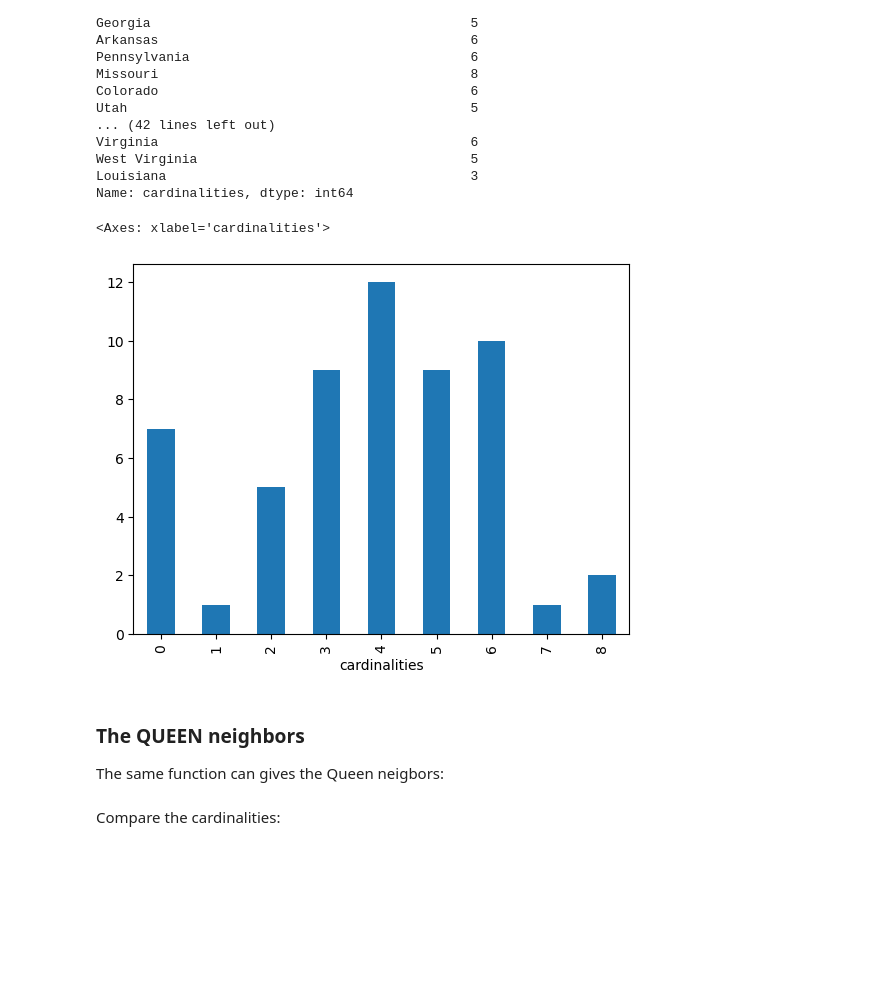
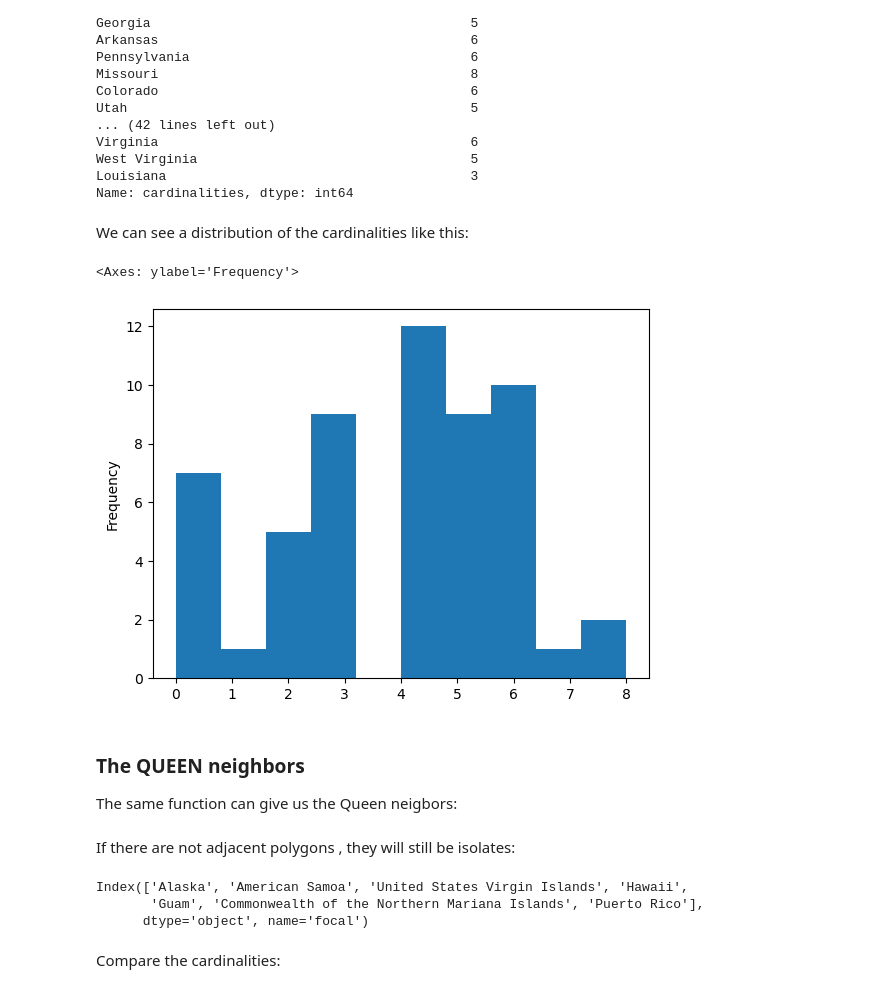
Before and after one commit to CienciaDeDatosEspacial/spatial_autoCorr, a Jupyter notebook: index.ipynb, the cells around one changed output. Drawn from its saved outputs; the diff is of its cells as text; code cells hidden in the pictures; blank space fills up the shorter version.

```diff
--- a/index.ipynb
+++ b/index.ipynb
@@ -221,18 +257,27 @@ Virginia                                        6
 West Virginia                                   5
 Louisiana                                       3
 Name: cardinalities, dtype: int64
+# %% [markdown]
+We can see a distribution of the cardinalities like this:
 # %%
-# a plot of the previoys one
-us_states_rook.cardinalities.value_counts().sort_index().plot.bar()
+us_states_rook.cardinalities.plot(kind='hist')
 # %% [output]
-<Axes: xlabel='cardinalities'>
+<Axes: ylabel='Frequency'>
-[figure, old version]
+[figure, new version]
 # %% [markdown]
 ### The QUEEN neighbors
 
-The same function can gives the Queen neigbors:
+The same function can give us the Queen neigbors:
 # %%
 us_states_queen=Graph.build_contiguity(us_states,rook=False)
+# %% [markdown]
+If there are not adjacent polygons , they will still be isolates:
+# %%
+us_states_queen.isolates
+# %% [output]
+Index(['Alaska', 'American Samoa', 'United States Virgin Islands', 'Hawaii',
+       'Guam', 'Commonwealth of the Northern Mariana Islands', 'Puerto Rico'],
+      dtype='object', name='focal')
 # %% [markdown]
 Compare the cardinalities:
 # %%
```
Also changed, not shown: parts of 43 cells of this notebook.
